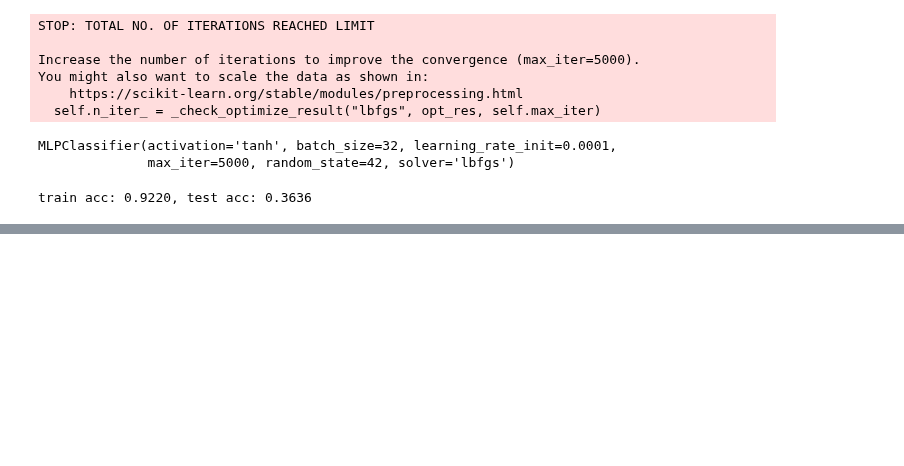
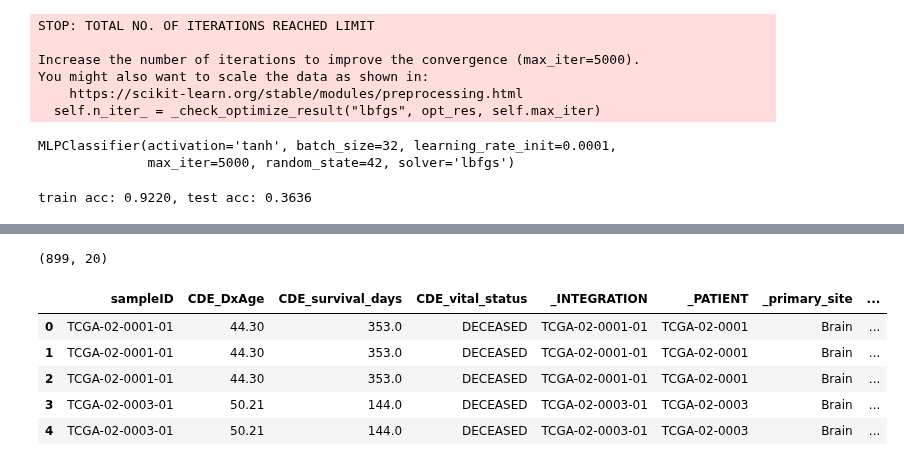
Before and after one commit to minnminncherry/BrainCancerSurv, a Jupyter notebook: mlp.ipynb, the cells around one changed output, grey strips where cells are left out. Drawn from its saved outputs; the diff is of its cells as text; code cells hidden in the pictures; blank space fills up the shorter version.

```diff
--- a/mlp.ipynb
+++ b/mlp.ipynb
@@ -356,0 +369,4 @@ train acc: 0.9220, test acc: 0.3636
+# %%
+wsi_metadata = pd.read_csv("/home/licongcong/Desktop/learning/medical_image_classification/BrainCanerSurvival/dataset_csv/wsi_data/wsi_metadata_gbm.csv")
+print(wsi_metadata.shape)
+wsi_metadata.head()
@@ -356,0 +381,12 @@ train acc: 0.9220, test acc: 0.3636
+# %%
+df_m = pd.merge(metadata, wsi_metadata, left_on="_PATIENT", right_on="patient_id", how="inner", columns=["patient_id", "CDE_survival_time", "CDE_survival_time_bin", "__label"])
+print(df_m.shape)
+df_m.head()
+# %% [output]
+(899, 20)
+|  | sampleID | CDE_DxAge | CDE_survival_days | CDE_vital_status | _INTEGRATION | _PATIENT | _primary_site | ... |
+| 0 | TCGA-02-0001-01 | 44.30 | 353.0 | DECEASED | TCGA-02-0001-01 | TCGA-02-0001 | Brain | ... |
+| 1 | TCGA-02-0001-01 | 44.30 | 353.0 | DECEASED | TCGA-02-0001-01 | TCGA-02-0001 | Brain | ... |
+| 2 | TCGA-02-0001-01 | 44.30 | 353.0 | DECEASED | TCGA-02-0001-01 | TCGA-02-0001 | Brain | ... |
+| 3 | TCGA-02-0003-01 | 50.21 | 144.0 | DECEASED | TCGA-02-0003-01 | TCGA-02-0003 | Brain | ... |
+| 4 | TCGA-02-0003-01 | 50.21 | 144.0 | DECEASED | TCGA-02-0003-01 | TCGA-02-0003 | Brain | ... |
```
Also changed, not shown: parts of 3 cells of this notebook, 17 other files.
